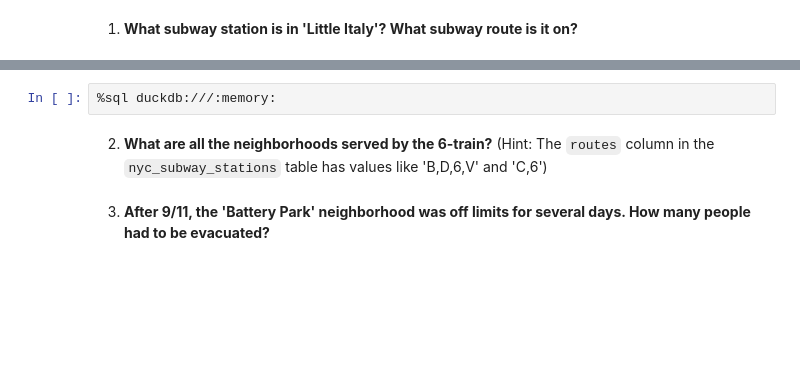
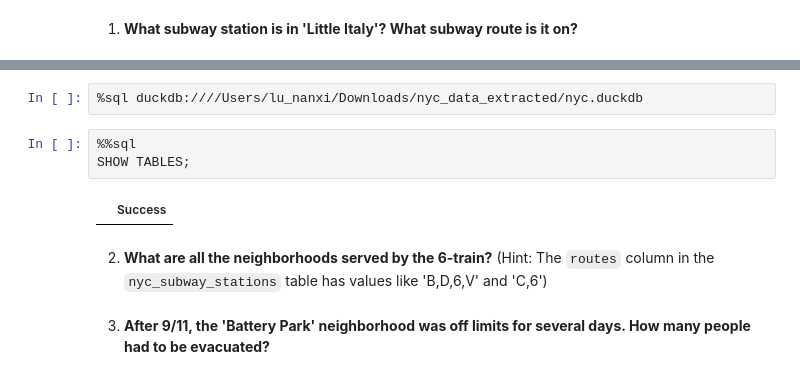
Before and after one commit to Nanxi-lu/BSA_Big_data, a Jupyter notebook: notebooks/W04_postgis2.ipynb, the cells around one changed output, grey strips where cells are left out. Cells and saved outputs as stored; diff of their text form; blank space fills up the shorter version.

```diff
--- a/notebooks/W04_postgis2.ipynb
+++ b/notebooks/W04_postgis2.ipynb
@@ -81,5 +167,10 @@ nyc_data.zip already exists. Skip downloading. Set overwrite=True to overwrite.
+# %%
+%sql duckdb:////Users/lu_nanxi/Downloads/nyc_data_extracted/nyc.duckdb
 # %%
-%sql duckdb:///:memory:
+%%sql
+SHOW TABLES;
+# %% [output]
+|  | Success |
 # %% [markdown]
 2. **What are all the neighborhoods served by the 6-train?** (Hint: The `routes` column in the `nyc_subway_stations` table has values like \'B,D,6,V\' and \'C,6\')
 # %% [markdown]
```
Also changed, not shown: parts of 35 cells of this notebook.
